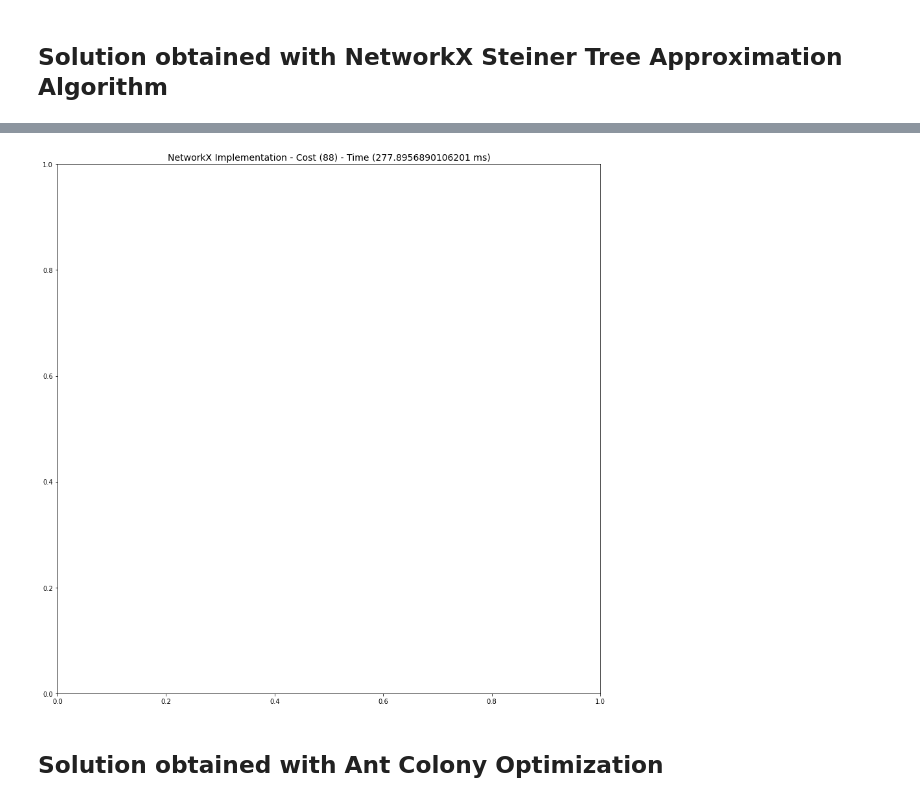
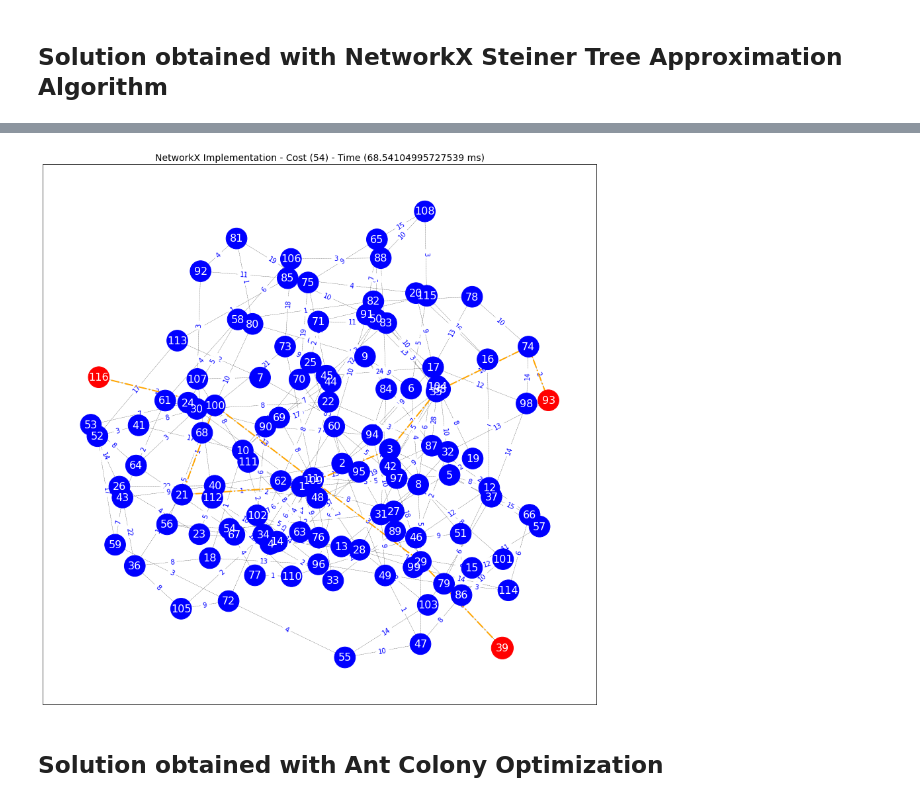
Before and after one commit to viniciusdsmello/prize-collecting-steiner-tree, a Jupyter notebook: notebooks/experiments_aco.ipynb, the cells around one changed output, grey strips where cells are left out. Saved outputs shown, nothing was run; the diff lists cells and outputs as text; code cells hidden in the pictures.

```diff
--- a/notebooks/experiments_aco.ipynb
+++ b/notebooks/experiments_aco.ipynb
@@ -50,3 +48,12 @@ stp = stp_reader.parser(filename='../data/instances/stp/C01-A.stp')
+# %%
+filename = '../data/instances/dat/steinc1-wmax_10-seed_33000-gw.dat.red'
+
+if filename.endswith('.stp'):
+    stp_reader = SteinlibReader()
+else:
+    stp_reader = DatReader()
+
+stp = stp_reader.parser(filename=filename)
 # %%
 print("Nodes: ", len(stp.graph.nodes))
 print("Edges: ", len(stp.graph.edges))
@@ -76,12 +82,12 @@ Edges:  436
 start_time = time.time()
 
 nx_steiner_tree = nx.algorithms.approximation.steinertree.steiner_tree(
-    stp_preprocessed.graph,
-    stp_preprocessed.terminals,
+    stp.graph,
+    stp.terminals,
     weight='cost'
 )
 
 networkx_duration = time.time() - start_time
-networkx_cost = computes_steiner_cost(G, nx_steiner_tree, terminals)
+networkx_cost = computes_steiner_cost(stp.graph, nx_steiner_tree, stp.terminals)
 print(f'Cost: {networkx_cost}')
 # %% [output]
@@ -93,15 +99,16 @@ Duration: 277.8956890106201 ms
 # %%
 try:
     draw_steiner_graph(
-        stp_preprocessed.graph,
+        stp.graph,
         steiner_graph=nx_steiner_tree,
         plot_title=f'NetworkX Implementation - Cost ({networkx_cost}) - Time ({networkx_duration * 1000} ms)',
-        node_label='name'
+        node_label='name',
+        seed=SEED
     )
-except:
-    pass
+except Exception as e:
+    print(e)
 # %% [output]
-[figure, old version]
+[figure, new version]
 # %% [markdown]
 ## Solution obtained with Ant Colony Optimization
 # %%
```
Also changed, not shown: parts of 15 cells of this notebook, 1 other file.
